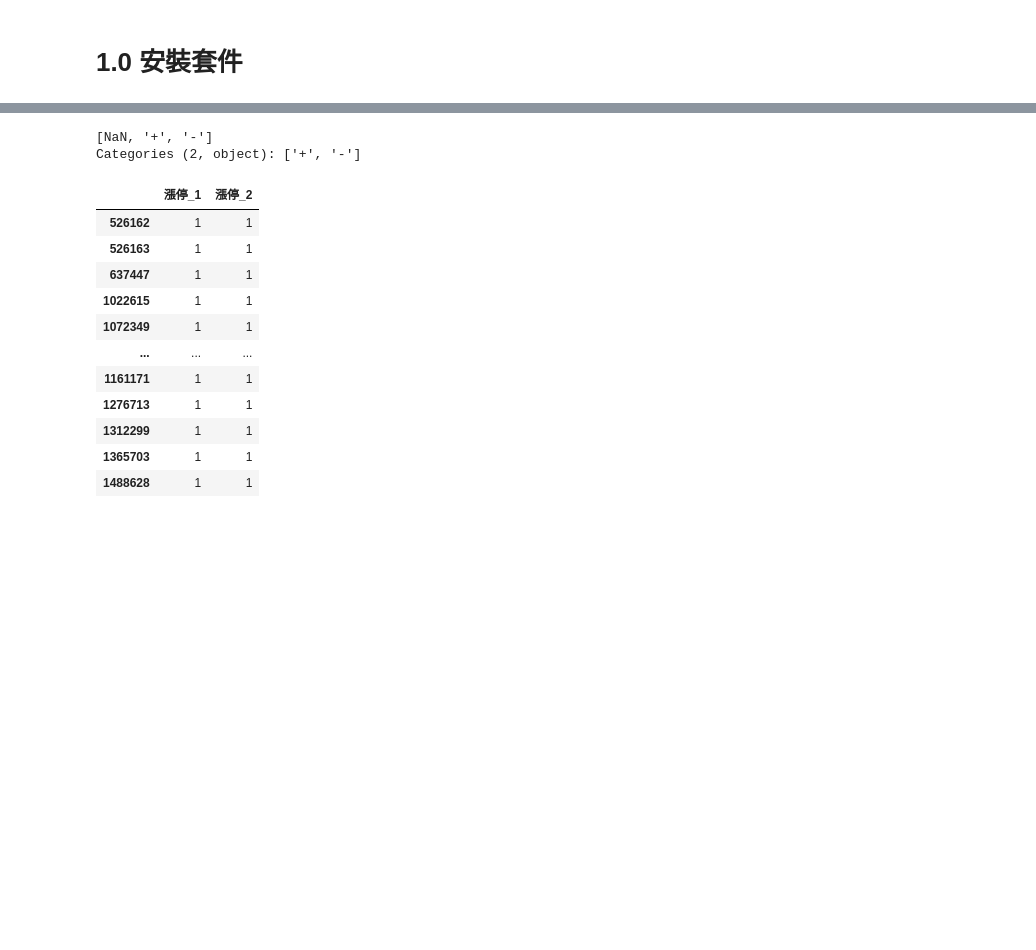
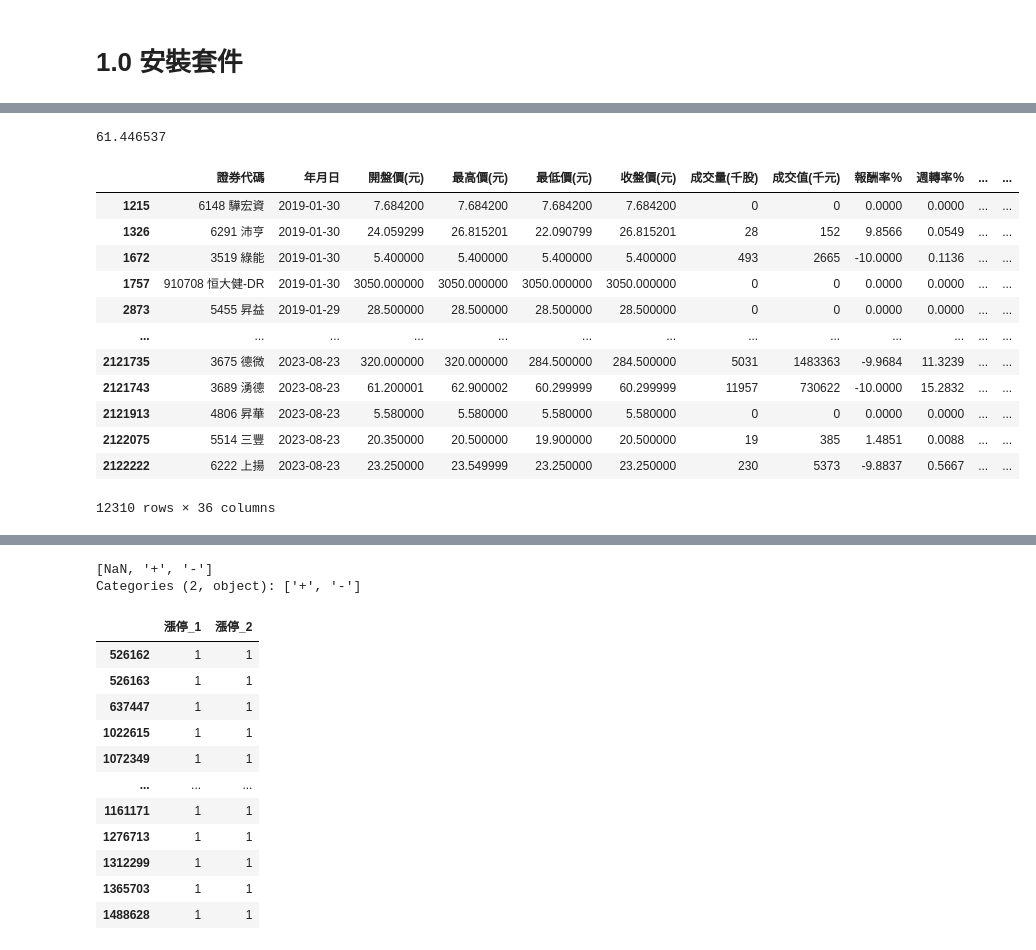
Before and after one commit to Wayne0807/FCU, a Jupyter notebook: 課堂練習.ipynb, the cells around one changed output, grey strips where cells are left out. Drawn from its saved outputs; the diff is of its cells as text; code cells hidden in the pictures; blank space fills up the shorter version.

```diff
--- a/course_Wayne.ipynb
+++ b/課堂練習.ipynb
@@ -457,0 +200,6 @@ df[['報酬率％_標準化']] = df[['報酬率％']].apply(standardize)
+# %%
+# 刪除只有開盤價為缺失值的行
+df.dropna(subset=['開盤價(元)'],inplace=True)
+
+# 檢查一下，這樣是不是真的刪掉了
+df.isnull().sum()
@@ -457,0 +243,23 @@ df[['報酬率％_標準化']] = df[['報酬率％']].apply(standardize)
+# %%
+bid_mean = df['最後揭示買價'].mean()
+bid_mean
+# %% [output]
+61.446537
+# %%
+df['最後揭示買價_fillna_1'] = df['最後揭示買價'].fillna(bid_mean)
+# %%
+df[df['最後揭示買價_fillna_1'] == bid_mean]
+# %% [output]
+|  | 證券代碼 | 年月日 | 開盤價(元) | 最高價(元) | 最低價(元) | 收盤價(元) | 成交量(千股) | 成交值(千元) | 報酬率％ | 週轉率％ | ... | ... |
+| 1215 | 6148 驊宏資 | 2019-01-30 | 7.684200 | 7.684200 | 7.684200 | 7.684200 | 0 | 0 | 0.0000 | 0.0000 | ... | ... |
+| 1326 | 6291 沛亨 | 2019-01-30 | 24.059299 | 26.815201 | 22.090799 | 26.815201 | 28 | 152 | 9.8566 | 0.0549 | ... | ... |
+| 1672 | 3519 綠能 | 2019-01-30 | 5.400000 | 5.400000 | 5.400000 | 5.400000 | 493 | 2665 | -10.0000 | 0.1136 | ... | ... |
+| 1757 | 910708 恒大健-DR | 2019-01-30 | 3050.000000 | 3050.000000 | 3050.000000 | 3050.000000 | 0 | 0 | 0.0000 | 0.0000 | ... | ... |
+| 2873 | 5455 昇益 | 2019-01-29 | 28.500000 | 28.500000 | 28.500000 | 28.500000 | 0 | 0 | 0.0000 | 0.0000 | ... | ... |
+| ... | ... | ... | ... | ... | ... | ... | ... | ... | ... | ... | ... | ... |
+| 2121735 | 3675 德微 | 2023-08-23 | 320.000000 | 320.000000 | 284.500000 | 284.500000 | 5031 | 1483363 | -9.9684 | 11.3239 | ... | ... |
+| 2121743 | 3689 湧德 | 2023-08-23 | 61.200001 | 62.900002 | 60.299999 | 60.299999 | 11957 | 730622 | -10.0000 | 15.2832 | ... | ... |
+| 2121913 | 4806 昇華 | 2023-08-23 | 5.580000 | 5.580000 | 5.580000 | 5.580000 | 0 | 0 | 0.0000 | 0.0000 | ... | ... |
+| 2122075 | 5514 三豐 | 2023-08-23 | 20.350000 | 20.500000 | 19.900000 | 20.500000 | 19 | 385 | 1.4851 | 0.0088 | ... | ... |
+| 2122222 | 6222 上揚 | 2023-08-23 | 23.250000 | 23.549999 | 23.250000 | 23.250000 | 230 | 5373 | -9.8837 | 0.5667 | ... | ... |
+12310 rows × 36 columns
```
Also changed, not shown: parts of 93 cells of this notebook, 2 other files.
